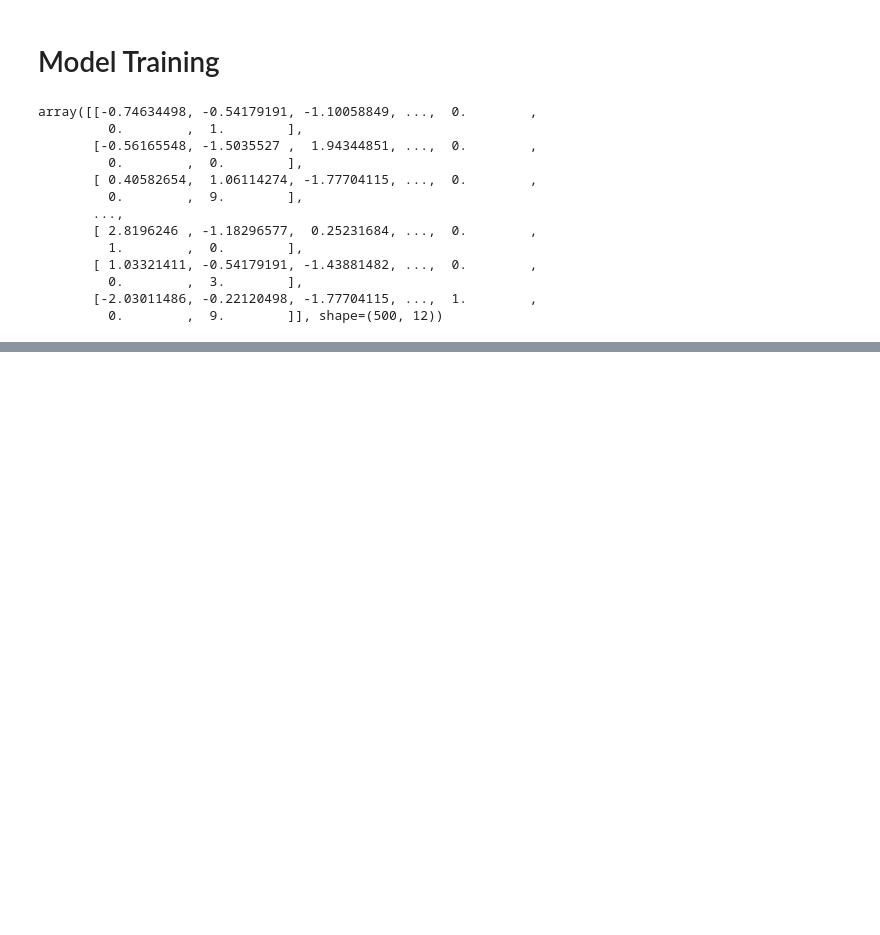
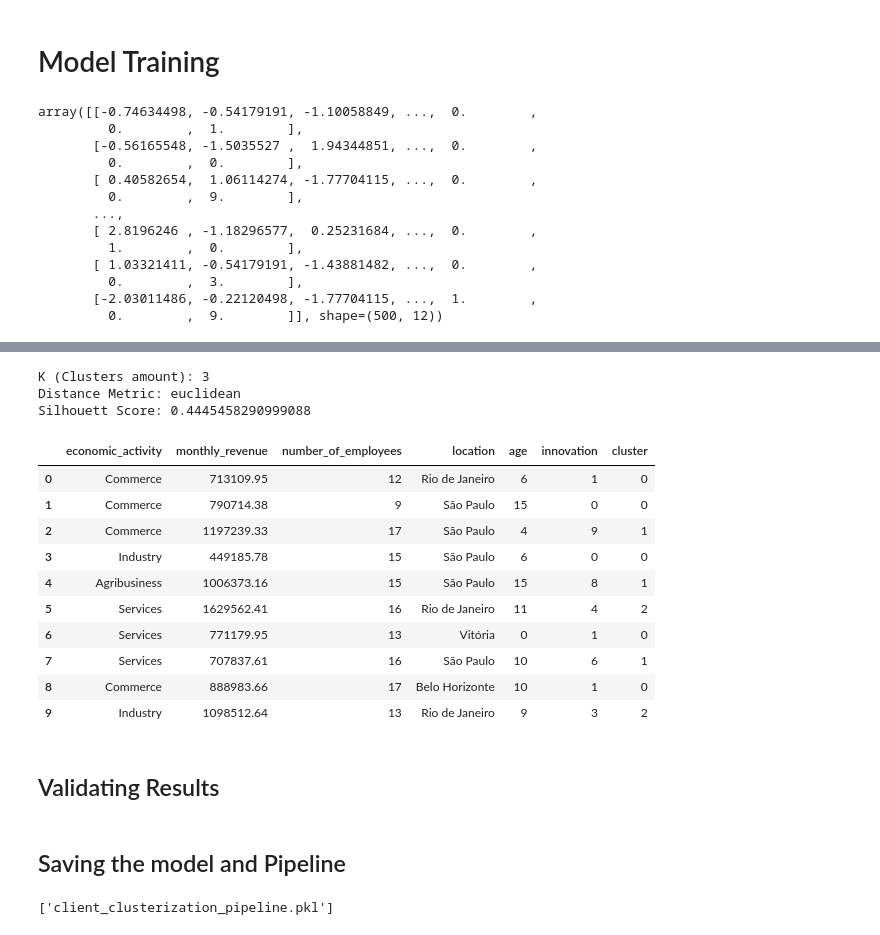
Before and after one commit to Reifhel/ml_models_practice, a Jupyter notebook: 07. K-Means/Clients Clusterization/client_clusterization_model.ipynb, the cells around one changed output, grey strips where cells are left out. Cells and saved outputs as stored; diff of their text form; code cells hidden in the pictures; blank space fills up the shorter version.

Commit message:
Feat: Model Validation, saving and creating a batch app with gradio

```diff
--- a/07. K-Means/Clients Clusterization/client_clusterization_model.ipynb
+++ b/07. K-Means/Clients Clusterization/client_clusterization_model.ipynb
@@ -200,3 +200,37 @@ kmeans_study.optimize(kmeans_objective, n_trials=16)
 [I 2026-06-14 13:03:34,969] Trial 13 finished with value: 0.4445458290999088 and parameters: {'n_clusters': 3, 'distance_metric': 'euclidean'}. Best is trial 13 with value: 0.4445458290999088.
 [I 2026-06-14 13:03:35,027] Trial 14 finished with value: 0.15460498751026847 and parameters: {'n_clusters': 8, 'distance_metric': 'euclidean'}. Best is trial 13 with value: 0.4445458290999088.
 [I 2026-06-14 13:03:35,042] Trial 15 finished with value: 0.1825634251063542 and parameters: {'n_clusters': 7, 'distance_metric': 'minkowski'}. Best is trial 13 with value: 0.4445458290999088.
+# %%
+best_params = kmeans_study.best_params
+
+best_kmeans = KMeans(n_clusters=best_params['n_clusters'], random_state=51)
+best_kmeans.fit(X_transformed)
+
+distances = pairwise_distances(X_transformed, metric=best_params['distance_metric'])
+silhouette_avg = silhouette_score(distances, best_kmeans.labels_)
+
+print(f'K (Clusters amount): {best_params['n_clusters']}')
+print(f'Distance Metric: {best_params['distance_metric']}')
+print(f'Silhouett Score: {silhouette_avg}')
+# %% [output]
+K (Clusters amount): 3
+Distance Metric: euclidean
+Silhouett Score: 0.4445458290999088
+# %%
+df_clients['cluster'] = best_kmeans.labels_
+# %%
+df_clients.head(10)
+# %% [output]
+|  | economic_activity | monthly_revenue | number_of_employees | location | age | innovation | cluster |
+| 0 | Commerce | 713109.95 | 12 | Rio de Janeiro | 6 | 1 | 0 |
+| 1 | Commerce | 790714.38 | 9 | São Paulo | 15 | 0 | 0 |
+| 2 | Commerce | 1197239.33 | 17 | São Paulo | 4 | 9 | 1 |
+| 3 | Industry | 449185.78 | 15 | São Paulo | 6 | 0 | 0 |
+| 4 | Agribusiness | 1006373.16 | 15 | São Paulo | 15 | 8 | 1 |
+| 5 | Services | 1629562.41 | 16 | Rio de Janeiro | 11 | 4 | 2 |
+| 6 | Services | 771179.95 | 13 | Vitória | 0 | 1 | 0 |
+| 7 | Services | 707837.61 | 16 | São Paulo | 10 | 6 | 1 |
+| 8 | Commerce | 888983.66 | 17 | Belo Horizonte | 10 | 1 | 0 |
+| 9 | Industry | 1098512.64 | 13 | Rio de Janeiro | 9 | 3 | 2 |
+# %% [markdown]
+## Validating Results
@@ -202,0 +243,11 @@ kmeans_study.optimize(kmeans_objective, n_trials=16)
+# %% [markdown]
+## Saving the model and Pipeline
+# %%
+import joblib
+
+# Saving the model
+joblib.dump(best_kmeans, 'client_clusterization_model.pkl')
+
+joblib.dump(preprocessor, 'client_clusterization_pipeline.pkl')
+# %% [output]
+['client_clusterization_pipeline.pkl']
```
Also changed, not shown: parts of 5 cells of this notebook, 3 other files.
